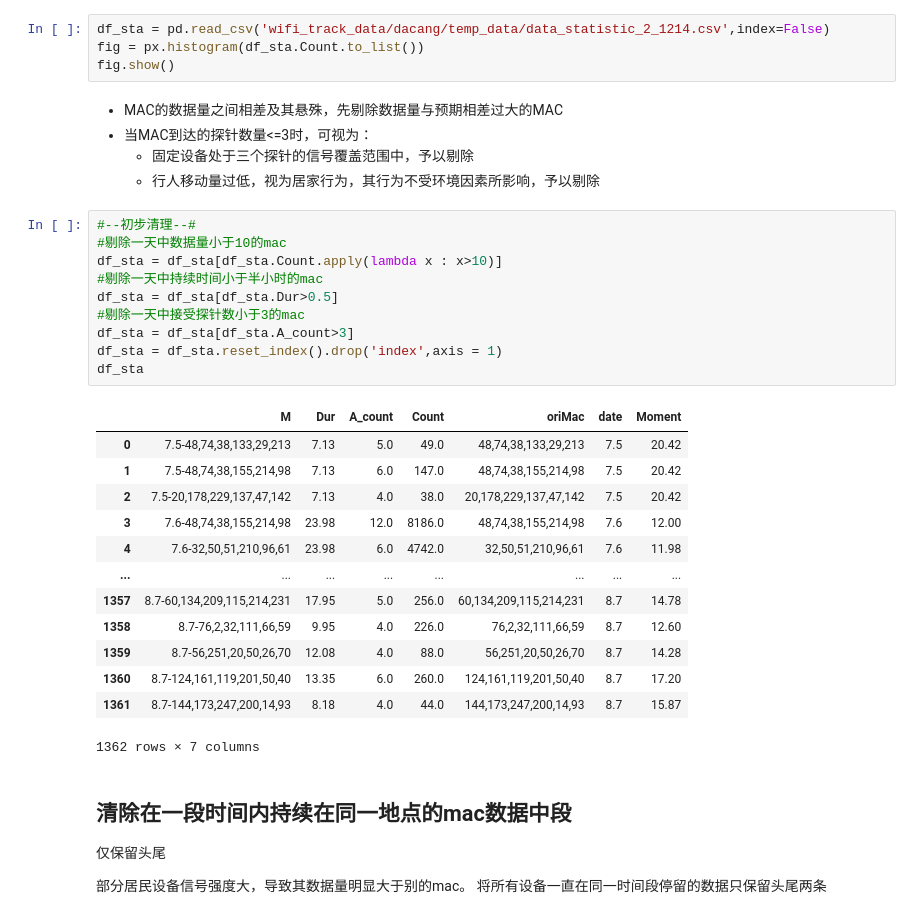
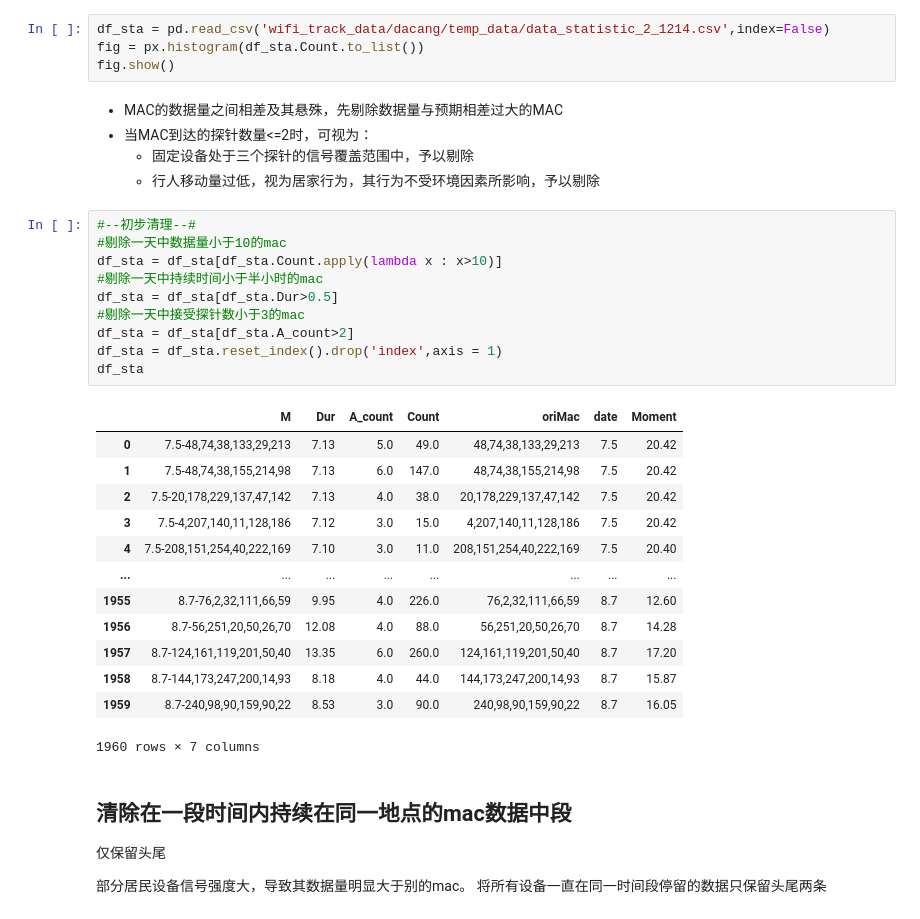
Before and after one commit to RickH-Arch/MEIRL-GAIL-Behavior-Cloning, a Jupyter notebook: 2_Insignificant_Data_Clean.ipynb, the cells around one changed output. Drawn from its saved outputs; the diff is of its cells as text.

```diff
--- a/2_Insignificant_Data_Clean.ipynb
+++ b/2_Insignificant_Data_Clean.ipynb
@@ -208,33 +208,33 @@ fig = px.histogram(df_sta.Count.to_list())
 fig.show()
 # %% [markdown]
 - MAC的数据量之间相差及其悬殊，先剔除数据量与预期相差过大的MAC
-- 当MAC到达的探针数量<=3时，可视为：
+- 当MAC到达的探针数量<=2时，可视为：
   - 固定设备处于三个探针的信号覆盖范围中，予以剔除
   - 行人移动量过低，视为居家行为，其行为不受环境因素所影响，予以剔除
 # %%
 #--初步清理--#
 #剔除一天中数据量小于10的mac
 df_sta = df_sta[df_sta.Count.apply(lambda x : x>10)]
 #剔除一天中持续时间小于半小时的mac
 df_sta = df_sta[df_sta.Dur>0.5]
 #剔除一天中接受探针数小于3的mac
-df_sta = df_sta[df_sta.A_count>3]
+df_sta = df_sta[df_sta.A_count>2]
 df_sta = df_sta.reset_index().drop('index',axis = 1)
 df_sta
 # %% [output]
 |  | M | Dur | A_count | Count | oriMac | date | Moment |
 | 0 | 7.5-48,74,38,133,29,213 | 7.13 | 5.0 | 49.0 | 48,74,38,133,29,213 | 7.5 | 20.42 |
 | 1 | 7.5-48,74,38,155,214,98 | 7.13 | 6.0 | 147.0 | 48,74,38,155,214,98 | 7.5 | 20.42 |
 | 2 | 7.5-20,178,229,137,47,142 | 7.13 | 4.0 | 38.0 | 20,178,229,137,47,142 | 7.5 | 20.42 |
-| 3 | 7.6-48,74,38,155,214,98 | 23.98 | 12.0 | 8186.0 | 48,74,38,155,214,98 | 7.6 | 12.00 |
-| 4 | 7.6-32,50,51,210,96,61 | 23.98 | 6.0 | 4742.0 | 32,50,51,210,96,61 | 7.6 | 11.98 |
+| 3 | 7.5-4,207,140,11,128,186 | 7.12 | 3.0 | 15.0 | 4,207,140,11,128,186 | 7.5 | 20.42 |
+| 4 | 7.5-208,151,254,40,222,169 | 7.10 | 3.0 | 11.0 | 208,151,254,40,222,169 | 7.5 | 20.40 |
 | ... | ... | ... | ... | ... | ... | ... | ... |
-| 1357 | 8.7-60,134,209,115,214,231 | 17.95 | 5.0 | 256.0 | 60,134,209,115,214,231 | 8.7 | 14.78 |
-| 1358 | 8.7-76,2,32,111,66,59 | 9.95 | 4.0 | 226.0 | 76,2,32,111,66,59 | 8.7 | 12.60 |
-| 1359 | 8.7-56,251,20,50,26,70 | 12.08 | 4.0 | 88.0 | 56,251,20,50,26,70 | 8.7 | 14.28 |
-| 1360 | 8.7-124,161,119,201,50,40 | 13.35 | 6.0 | 260.0 | 124,161,119,201,50,40 | 8.7 | 17.20 |
-| 1361 | 8.7-144,173,247,200,14,93 | 8.18 | 4.0 | 44.0 | 144,173,247,200,14,93 | 8.7 | 15.87 |
+| 1955 | 8.7-76,2,32,111,66,59 | 9.95 | 4.0 | 226.0 | 76,2,32,111,66,59 | 8.7 | 12.60 |
+| 1956 | 8.7-56,251,20,50,26,70 | 12.08 | 4.0 | 88.0 | 56,251,20,50,26,70 | 8.7 | 14.28 |
+| 1957 | 8.7-124,161,119,201,50,40 | 13.35 | 6.0 | 260.0 | 124,161,119,201,50,40 | 8.7 | 17.20 |
+| 1958 | 8.7-144,173,247,200,14,93 | 8.18 | 4.0 | 44.0 | 144,173,247,200,14,93 | 8.7 | 15.87 |
+| 1959 | 8.7-240,98,90,159,90,22 | 8.53 | 3.0 | 90.0 | 240,98,90,159,90,22 | 8.7 | 16.05 |
-1362 rows × 7 columns
+1960 rows × 7 columns
 # %% [markdown]
 ## 清除在一段时间内持续在同一地点的mac数据中段
 
```
Also changed, not shown: parts of 3 cells of this notebook, 1 other file.
